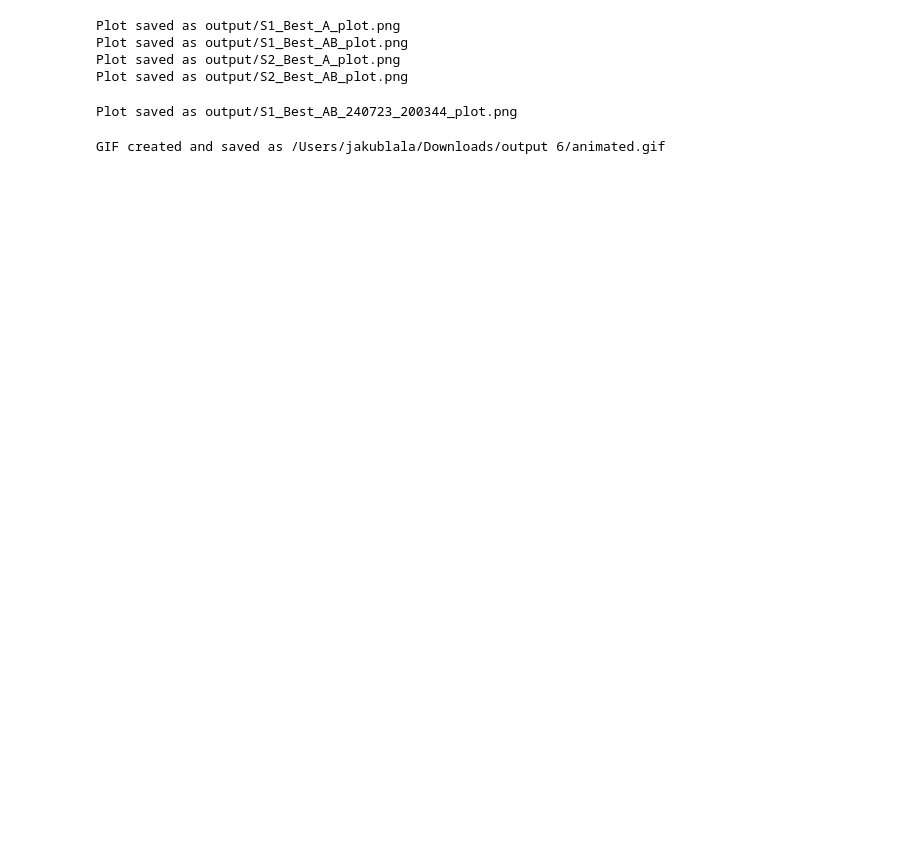
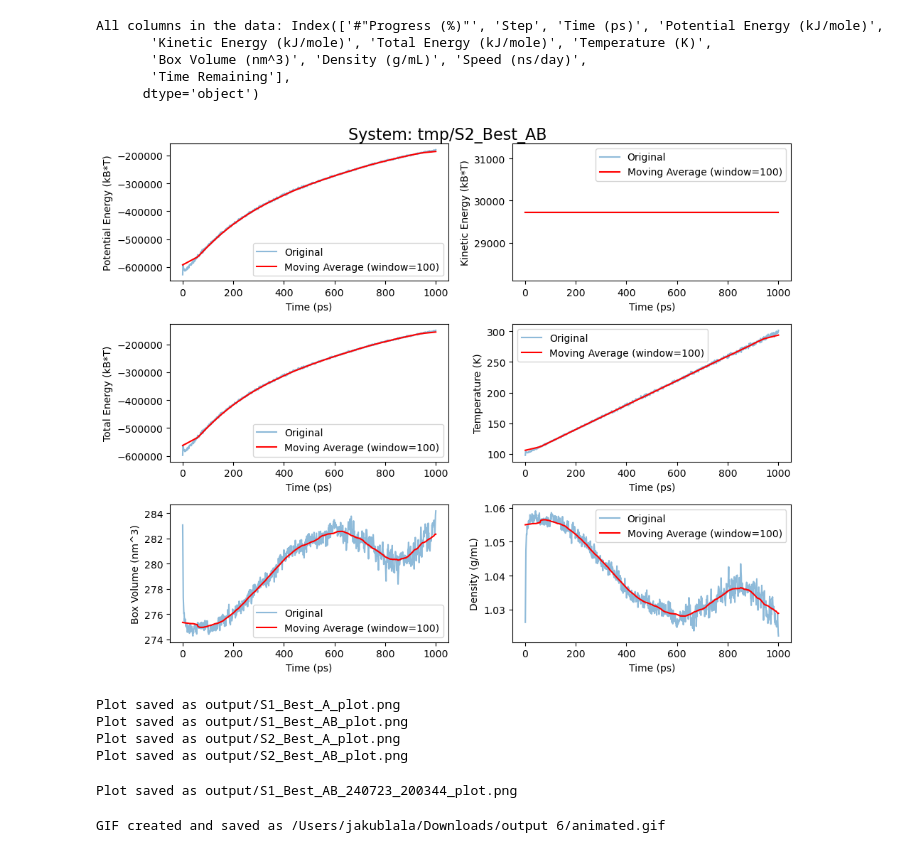
Before and after one commit to jakublala/openmm-md, a Jupyter notebook: analysis.ipynb, the cells around one changed output. Drawn from its saved outputs; the diff is of its cells as text; code cells hidden in the pictures; blank space fills up the shorter version.

```diff
--- a/analysis.ipynb
+++ b/analysis.ipynb
@@ -20,11 +20,10 @@ def plot_system_data(system, window=100, figsize=(10, 8)):
         ax.plot(df[x_column], rolling_mean, label=f'Moving Average (window={window})', color='red')
         ax.set_xlabel(x_column)
         ax.set_ylabel(y_column)
-        ax.set_title(f'{y_column} Over Time')
         ax.legend()
 
     # Read the CSV file
-    file_path = f"output/{system}.out"
+    file_path = f"{system}.out"
     try:
         df = pd.read_csv(file_path, sep=',')
     except FileNotFoundError:
@@ -32,10 +31,20 @@ def plot_system_data(system, window=100, figsize=(10, 8)):
         return
 
     # Get column names for indices 3, 4, 5, 6
-    columns_to_plot = df.columns[3:7]
+    columns_to_plot = ["Potential Energy (kB*T)","Kinetic Energy (kB*T)","Total Energy (kB*T)","Temperature (K)","Box Volume (nm^3)","Density (g/mL)"]
+
+    print('All columns in the data:', df.columns)
+
+    # convert to kBT
+    T = df['Temperature (K)']
+    kB = 1.38064852e-23
+    mol = 6.02214076e23
+    df["Potential Energy (kB*T)"] = df["Potential Energy (kJ/mole)"] * 1000 / (mol * kB * T)
+    df["Kinetic Energy (kB*T)"] = df["Kinetic Energy (kJ/mole)"] * 1000 / (mol * kB * T)
+    df["Total Energy (kB*T)"] = df["Total Energy (kJ/mole)"] * 1000 / (mol * kB * T)
 
     # Create a single figure with four subfigures
-    fig, axs = plt.subplots(2, 2, figsize=figsize)
+    fig, axs = plt.subplots(3, 2, figsize=figsize)
     fig.suptitle(f'System: {system}', fontsize=16)
 
     # Flatten the 2x2 array of axes for easier iteration
@@ -48,15 +57,29 @@ def plot_system_data(system, window=100, figsize=(10, 8)):
     plt.tight_layout()
     plt.subplots_adjust(top=0.95)  # Adjust to prevent title overlap
 
+    # change DPI to 300 for showing in the notebook
+
     # Save the figure
-    output_dir = "output"
-    if not os.path.exists(output_dir):
-        os.makedirs(output_dir)
-    output_file = os.path.join(output_dir, f"{system}_plot.png")
-    plt.savefig(output_file, dpi=300, bbox_inches='tight')
+    # get the output dir from the same dir as the original
+    # extract from file_path the directory
+    # output_dir = "/".join(file_path.split("/")[0:-2])
+    # if not os.path.exists(output_dir):
+    #     os.makedirs(output_dir)
+    # output_file = os.path.join(output_dir, f"{system}_plot.png")
+    plt.savefig('tmp/tmp.png', dpi=300, bbox_inches='tight')
+    plt.show()
     plt.close()  # Close the figure to free up memory
 
-    print(f"Plot saved as {output_file}")
+    # print(f"Plot saved as {output_file}")
+# %%
+plot_system_data('tmp/S2_Best_AB')
+# %% [output]
+All columns in the data: Index(['#"Progress (%)"', 'Step', 'Time (ps)', 'Potential Energy (kJ/mole)',
+       'Kinetic Energy (kJ/mole)', 'Total Energy (kJ/mole)', 'Temperature (K)',
+       'Box Volume (nm^3)', 'Density (g/mL)', 'Speed (ns/day)',
+       'Time Remaining'],
+      dtype='object')
+[figure, added]
 # %%
 plot_system_data("S1_Best_A")
 plot_system_data("S1_Best_AB")
```
Also changed, not shown: parts of 1 cell of this notebook, 5 other files.
